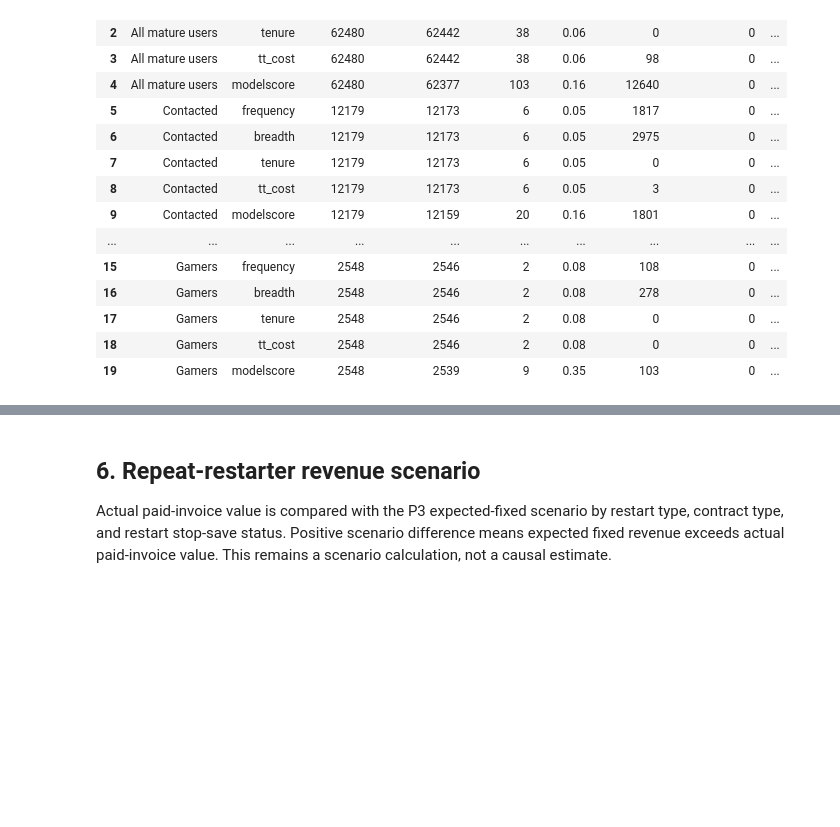
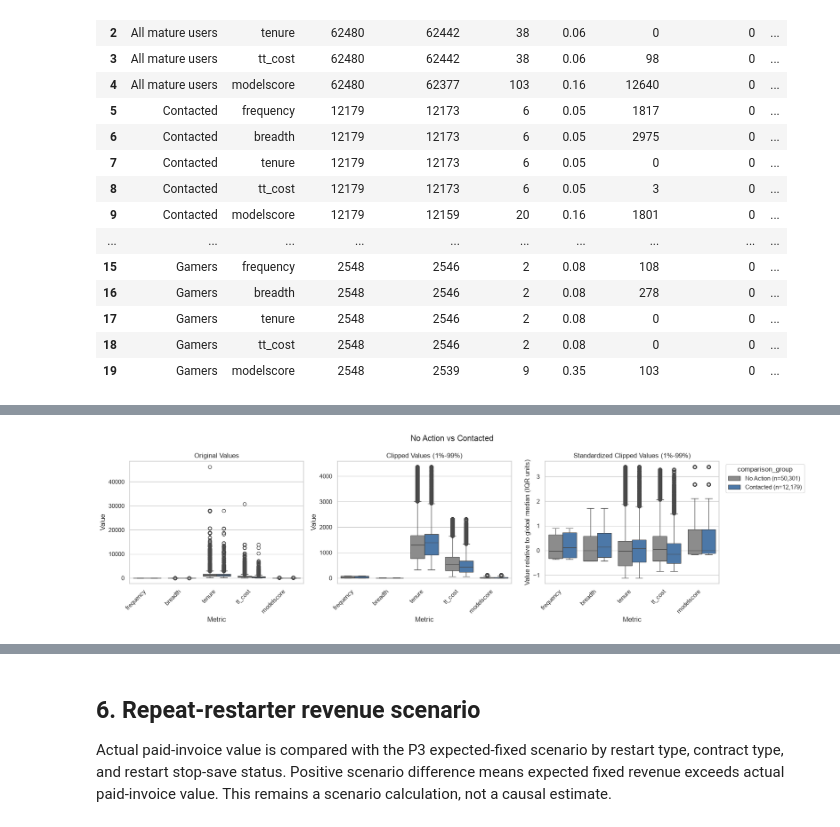
Before and after one commit to ying-gannett/stop_save_pChurn, a Jupyter notebook: src/notebooks/EDA_complete_v3.ipynb, the cells around one changed output, grey strips where cells are left out. Drawn from its saved outputs; the diff is of its cells as text; code cells hidden in the pictures; blank space fills up the shorter version.

```diff
--- a/src/notebooks/EDA_complete_v3.ipynb
+++ b/src/notebooks/EDA_complete_v3.ipynb
@@ -59,7 +62,6 @@ CORE_SEGMENT_FIELDS = [
     "src_risk_tier",
 ]
 MIN_PROFILE_USERS = 20
-MIN_GAMER_PROFILE_USERS = 10
 MIN_TREATMENT_USERS = 5
 TOP_CONTRASTS = 8
 
@@ -70,9 +72,10 @@ OVERVIEW_CHART_DIR = CHART_DIR / "overview"
 PROFILE_CHART_DIR = CHART_DIR / "profiles"
 CONTRAST_CHART_DIR = CHART_DIR / "contrasts"
 REVENUE_CHART_DIR = CHART_DIR / "revenue"
+POPULATION_COMPARISON_CHART_DIR = OVERVIEW_CHART_DIR / "population_comparisons"
 for folder in [
     OVERVIEW_CHART_DIR, PROFILE_CHART_DIR, CONTRAST_CHART_DIR,
-    REVENUE_CHART_DIR, TABLE_DIR,
+    REVENUE_CHART_DIR, POPULATION_COMPARISON_CHART_DIR, TABLE_DIR,
 ]:
     folder.mkdir(parents=True, exist_ok=True)
 # %% [markdown]
@@ -215,0 +253,87 @@ display(distribution_summary)
+# %%
+def compare_behavior_groups(comparison, groups, file_name):
+    comparison_data = pd.concat(
+        [
+            df.loc[mask, [ID_COL, *BEHAVIOR_METRICS]].assign(comparison_group=label)
+            for label, mask in groups
+        ],
+        ignore_index=True,
+    )
+    group_order = [label for label, _ in groups]
+    summary = build_segment_summary(
+        comparison_data, "comparison_group", BEHAVIOR_METRICS
+    )
+    summary.insert(0, "comparison", comparison)
+    _ = plot_metric_boxplot_views(
+        comparison_data,
+        metrics=BEHAVIOR_METRICS,
+        group_col="comparison_group",
+        group_order=group_order,
+        figsize=(18, 5),
+        chart_title=comparison,
+        chart_folder=POPULATION_COMPARISON_CHART_DIR,
+        file_name=file_name,
+        show=True,
+        show_points=False,
+    )
+    return summary
+
+comparison_specs = [
+    (
+        "No Action vs Contacted",
+        [("No Action", ~contacted), ("Contacted", contacted)],
+        "01_no_action_vs_contacted.png",
+    ),
+    (
+        "Contacted Gamers vs Contacted Not Gamers",
+        [("Contacted — Gamers", gamers), ("Contacted — Not Gamers", not_gamers)],
+        "02_gamers_vs_not_gamers.png",
+    ),
+    (
+        "Repeat stop-save vs Repeat restarter vs Not Gamers",
+        [
+            ("Gamers — Repeat stop-save", repeat_stop_saves),
+            ("Gamers — Repeat restarter", repeat_restarters),
+            ("Not Gamers", not_gamers),
+        ],
+        "03_repeat_stop_save_vs_restarter_vs_not_gamers.png",
+    ),
+    (
+        "Repeat stop-save paid lower vs did not pay lower vs Not Gamers",
+        [
+            ("Repeat stop-save — Paid lower", paid_lower_repeat_stop_saves),
+            ("Repeat stop-save — Did not pay lower", repeat_stop_saves & ~paid_lower_repeat_stop_saves),
+            ("Not Gamers", not_gamers),
+        ],
+        "04_paid_lower_vs_not_paid_lower_vs_not_gamers.png",
+    ),
+    (
+        "Repeat-restarter contract groups vs Not Gamers",
+        [
+            ("Repeat restarter — Longer Contract", restart_longer_contract),
+            ("Repeat restarter — Had stop save on restart", restart_had_stop_save),
+            ("Repeat restarter — Monthly Contract", restart_monthly_contract),
+            ("Not Gamers", not_gamers),
+        ],
+        "05_restart_contract_groups_vs_not_gamers.png",
+    ),
+    (
+        "Not Gamers Saved vs Voluntary Stopped",
+        [
+            ("Not Gamers — Saved", not_gamers_saved),
+            ("Not Gamers — Voluntary Stopped", not_gamers_stopped),
+        ],
+        "06_not_gamers_saved_vs_stopped.png",
+    ),
+]
+
+behavior_comparison_summary = pd.concat(
+    [compare_behavior_groups(*spec) for spec in comparison_specs],
+    ignore_index=True,
+)
+behavior_comparison_summary.to_csv(
+    TABLE_DIR / "behavior_metric_population_comparisons.csv", index=False
+)
+display(behavior_comparison_summary)
+# %% [output]
+[figure, added]
```
Also changed, not shown: parts of 17 cells of this notebook.
